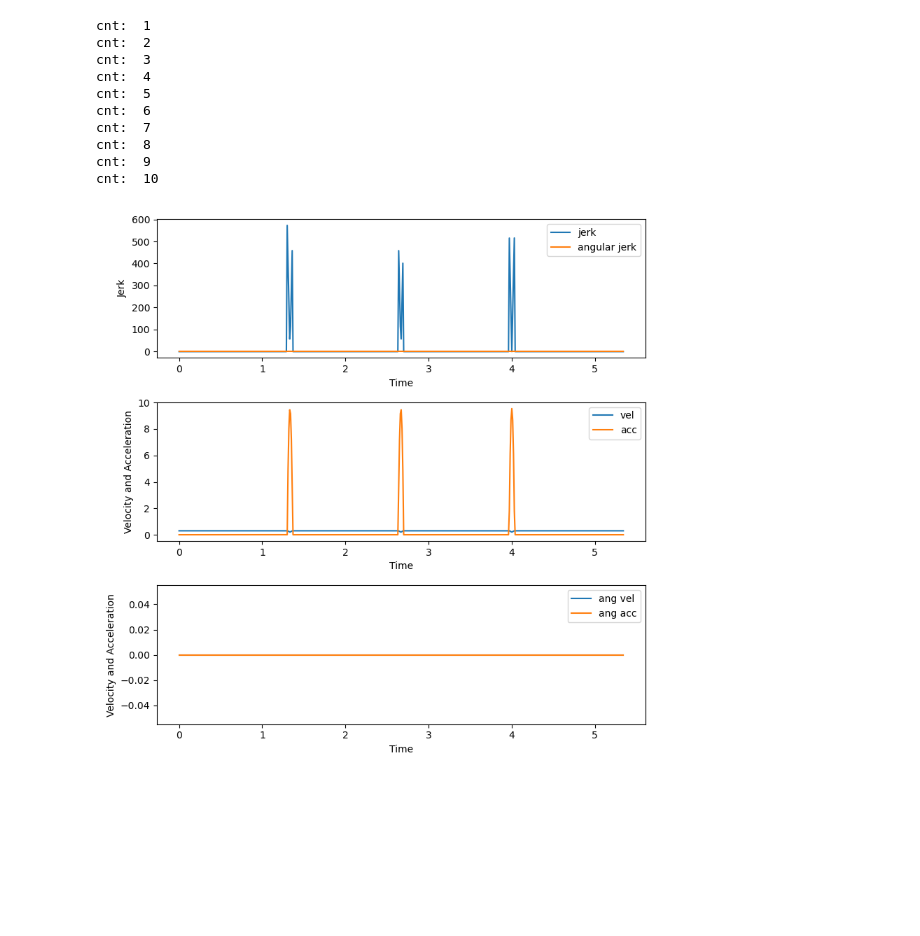
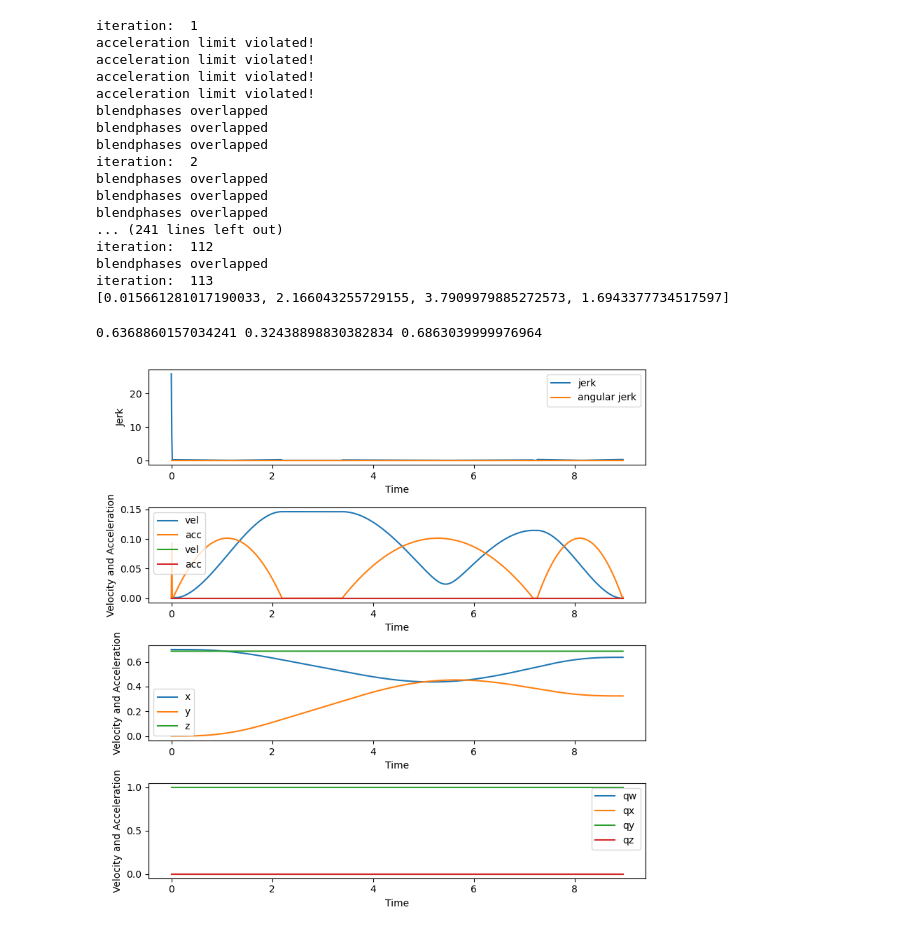
Before and after one commit to JTem/Masterthesis, a Jupyter notebook: constant_blend_test.ipynb, the cells around one changed output. Cells and saved outputs as stored; diff of their text form; code cells hidden in the pictures; blank space fills up the shorter version.

```diff
--- a/constant_blend_test.ipynb
+++ b/constant_blend_test.ipynb
@@ -54,23 +43,32 @@ segments = line_segments #+ arc_segments
 # %%
 # define the acceleration and jerk limits
-a_cart_max = 2
-j_cart_max = 20
+a_cart_max = 0.1
+j_cart_max = 100
 a_ang_max = 5
-j_ang_max = 30
+j_ang_max = 100
 
 # generate trajectory object with the segments defined above
-trajectory = DQQBTrajectoryGenerator(segments, a_cart_max, j_cart_max, a_ang_max, j_ang_max)
+trajectory = DQQBTrajectoryGenerator()
+
+trajectory.generateDynamicTrajectory(segments, a_cart_max, j_cart_max, a_ang_max, j_ang_max)
 # %% [output]
-cnt:  1
-cnt:  2
-cnt:  3
-cnt:  4
-cnt:  5
-cnt:  6
-cnt:  7
-cnt:  8
-cnt:  9
-cnt:  10
+iteration:  1
+acceleration limit violated!
+acceleration limit violated!
+acceleration limit violated!
+acceleration limit violated!
+blendphases overlapped
+blendphases overlapped
+blendphases overlapped
+iteration:  2
+blendphases overlapped
+blendphases overlapped
+blendphases overlapped
+... (241 lines left out)
+iteration:  112
+blendphases overlapped
+iteration:  113
+[0.015661281017190033, 2.166043255729155, 3.7909979885272573, 1.6943377734517597]
 # %%
 time_vec = np.arange(0, trajectory.time_vector[-1]+0.01, 0.01)
 
@@ -87,6 +85,11 @@ quaternion_list = []
 x = []
 y = []
 z = []
+
+qw = []
+qx = []
+qy = []
+qz = []
 
 for t in time_vec:
 
@@ -100,37 +103,55 @@ for t in time_vec:
     ang_acc_norm_list.append(np.linalg.norm(ang_acc))
     ang_jerk_norm_list.append(np.linalg.norm(ang_jerk))
 
     quaternion_list.append(quaternion)
 
     x.append(pos[0])
     y.append(pos[1])
     z.append(pos[2])
 
-fig, (ax1, ax2, ax3) = plt.subplots(3, 1, figsize=(8, 8))
+    qw.append(quaternion.w)
+    qx.append(quaternion.x)
+    qy.append(quaternion.y)
+    qz.append(quaternion.z)
 
+
+fig, (ax1, ax2, ax3, ax4) = plt.subplots(4, 1, figsize=(8, 8))
+print(x[-1], y[-1], z[-1])
 ax1.plot(time_vec, jerk_norm_list, label = "jerk")
 ax1.plot(time_vec, ang_jerk_norm_list, label = "angular jerk")
 ax1.set_xlabel('Time')
 ax1.set_ylabel('Jerk')
 ax1.legend()
 
 ax2.plot(time_vec, vel_norm_list, label = "vel")
 ax2.plot(time_vec, acc_norm_list, label = "acc")
+ax2.plot(time_vec, ang_vel_norm_list, label = "vel")
+ax2.plot(time_vec, ang_acc_norm_list, label = "acc")
 ax2.set_xlabel('Time')
 ax2.set_ylabel('Velocity and Acceleration')
 ax2.legend()
 
-ax3.plot(time_vec, ang_vel_norm_list, label = "ang vel")
-ax3.plot(time_vec, ang_acc_norm_list, label = "ang acc")
+ax3.plot(time_vec, x, label = "x")
+ax3.plot(time_vec, y, label = "y")
+ax3.plot(time_vec, z, label = "z")
 ax3.set_xlabel('Time')
 ax3.set_ylabel('Velocity and Acceleration')
 ax3.legend()
 
+ax4.plot(time_vec, qw, label = "qw")
+ax4.plot(time_vec, qx, label = "qx")
+ax4.plot(time_vec, qy, label = "qy")
+ax4.plot(time_vec, qz, label = "qz")
+ax4.set_xlabel('Time')
+ax4.set_ylabel('Velocity and Acceleration')
+ax4.legend()
+
 # # Adjust the layout and display the plot
 plt.tight_layout()
 plt.show()
 # %% [output]
+0.6368860157034241 0.32438898830382834 0.6863039999976964
-[figure, old version]
+[figure, new version]
 # %%
 # Create a new figure for the 3D plot
 fig_3d = plt.figure(figsize=(8, 6))
```
Also changed, not shown: parts of 3 cells of this notebook, 10 other files.
